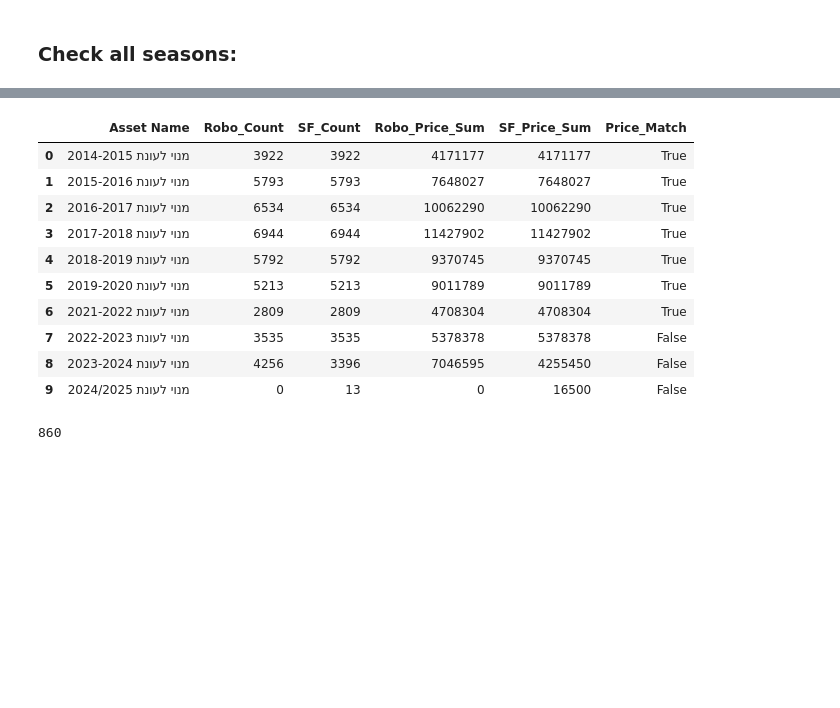
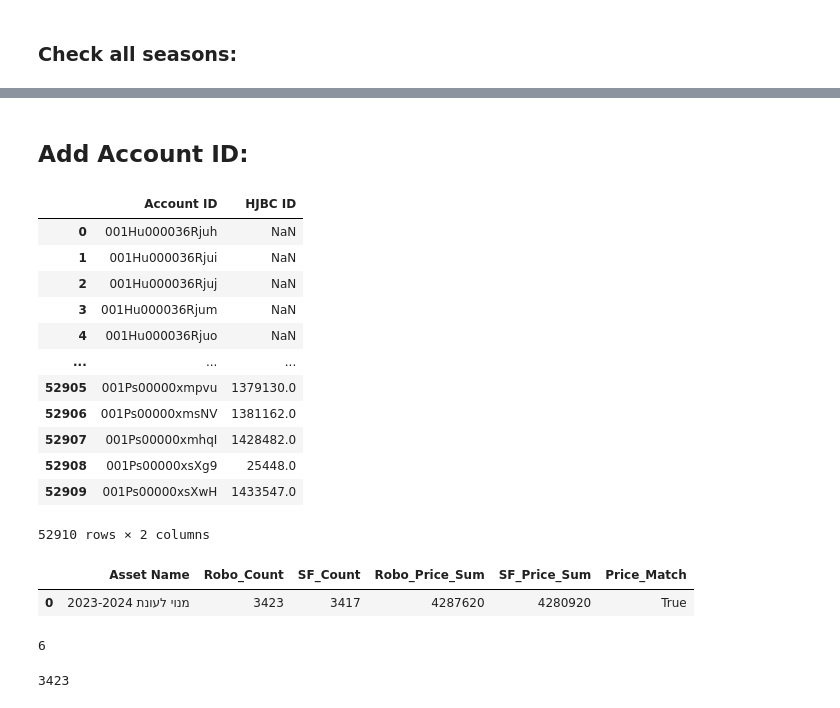
Before and after one commit to HapoelProd/GeneralRepo, a Jupyter notebook: Moveo/Production_Validation/LAST_DECADE/ST_Members/stmembers.ipynb, the cells around one changed output, grey strips where cells are left out. Cells and saved outputs as stored; diff of their text form; code cells hidden in the pictures; blank space fills up the shorter version.

```diff
--- a/Moveo/Production_Validation/LAST_DECADE/ST_Members/stmembers.ipynb
+++ b/Moveo/Production_Validation/LAST_DECADE/ST_Members/stmembers.ipynb
@@ -4,5 +4,6 @@
 import pandas as pd
 
 # --- Load files ---
-sf_df = pd.read_excel("New Assets Report - Gil-2025-08-19-02-20-51.xlsx")
+# sf_df = pd.read_excel("New Assets Report - Gil-2025-08-19-02-20-51.xlsx") # all
+sf_df = pd.read_excel("New Assets Report - Gil-2025-08-25-04-49-08.xlsx") # only 2324
 robo_df = pd.read_excel("Season_Tickets_modified.xlsx")
@@ -8,0 +175,19 @@ robo_df = pd.read_excel("Season_Tickets_modified.xlsx")
+# %% [markdown]
+## Add Account ID:
+# %%
+sf_accountid = pd.read_excel('report1756195057247.xlsx')
+sf_accountid
+# %% [output]
+|  | Account ID | HJBC ID |
+| 0 | 001Hu000036Rjuh | NaN |
+| 1 | 001Hu000036Rjui | NaN |
+| 2 | 001Hu000036Rjuj | NaN |
+| 3 | 001Hu000036Rjum | NaN |
+| 4 | 001Hu000036Rjuo | NaN |
+| ... | ... | ... |
+| 52905 | 001Ps00000xmpvu | 1379130.0 |
+| 52906 | 001Ps00000xmsNV | 1381162.0 |
+| 52907 | 001Ps00000xmhqI | 1428482.0 |
+| 52908 | 001Ps00000xsXg9 | 25448.0 |
+| 52909 | 001Ps00000xsXwH | 1433547.0 |
+52910 rows × 2 columns
@@ -18,6 +211,8 @@ sf_sums = (
          .reset_index()
 )
 
+robo_df = robo_df[robo_df['Owner User ID'].notna()]
+
 robo_sums = (
     robo_df.groupby("Asset Name")
            .agg(
@@ -27,6 +222,8 @@ robo_sums = (
            )
            .reset_index()
 )
+
+robo_sums = robo_sums[robo_sums["Asset Name"] == "מנוי לעונת 2023-2024"]
 
 # --- Merge ---
 compare_sums = (
@@ -38,44 +235,39 @@ compare_sums = (
 # Cast numeric columns
 for col in ["Robo_Count", "SF_Count"]:
     compare_sums[col] = compare_sums[col].astype(int)
 
 for col in ["Robo_Price_Sum", "SF_Price_Sum"]:
     compare_sums[col] = compare_sums[col].astype(float)
 
 # Ensure lists are lists (not NaN)
 for col in ["Robo_Prices", "SF_Prices"]:
     compare_sums[col] = compare_sums[col].apply(lambda v: v if isinstance(v, list) else [])
 
 compare_sums['Robo_Price_Sum'] = compare_sums['Robo_Price_Sum'].astype(int)
 compare_sums['SF_Price_Sum'] = compare_sums['SF_Price_Sum'].astype(int)
 
 # --- Price match check (unique price sets) ---
 compare_sums["Price_Match"] = compare_sums.apply(
     lambda r: set(r["Robo_Prices"]) == set(r["SF_Prices"]), axis=1
 )
 
 # --- Final order ---
 compare_sums = compare_sums[[
     "Asset Name",
     "Robo_Count", "SF_Count",
     "Robo_Price_Sum", "SF_Price_Sum",
     "Price_Match"
 ]]
 
 compare_sums
 # %% [output]
 |  | Asset Name | Robo_Count | SF_Count | Robo_Price_Sum | SF_Price_Sum | Price_Match |
-| 0 | מנוי לעונת 2014-2015 | 3922 | 3922 | 4171177 | 4171177 | True |
-| 1 | מנוי לעונת 2015-2016 | 5793 | 5793 | 7648027 | 7648027 | True |
-| 2 | מנוי לעונת 2016-2017 | 6534 | 6534 | 10062290 | 10062290 | True |
-| 3 | מנוי לעונת 2017-2018 | 6944 | 6944 | 11427902 | 11427902 | True |
-| 4 | מנוי לעונת 2018-2019 | 5792 | 5792 | 9370745 | 9370745 | True |
-| 5 | מנוי לעונת 2019-2020 | 5213 | 5213 | 9011789 | 9011789 | True |
-| 6 | מנוי לעונת 2021-2022 | 2809 | 2809 | 4708304 | 4708304 | True |
-| 7 | מנוי לעונת 2022-2023 | 3535 | 3535 | 5378378 | 5378378 | False |
-| 8 | מנוי לעונת 2023-2024 | 4256 | 3396 | 7046595 | 4255450 | False |
-| 9 | מנוי לעונת 2024/2025 | 0 | 13 | 0 | 16500 | False |
+| 0 | מנוי לעונת 2023-2024 | 3423 | 3417 | 4287620 | 4280920 | True |
 # %%
-4256-3396
+3423-3417
 # %% [output]
-860
+6
+# %%
+4256-833
+# %% [output]
+3423
```
Also changed, not shown: parts of 13 cells of this notebook, 20 other files.
